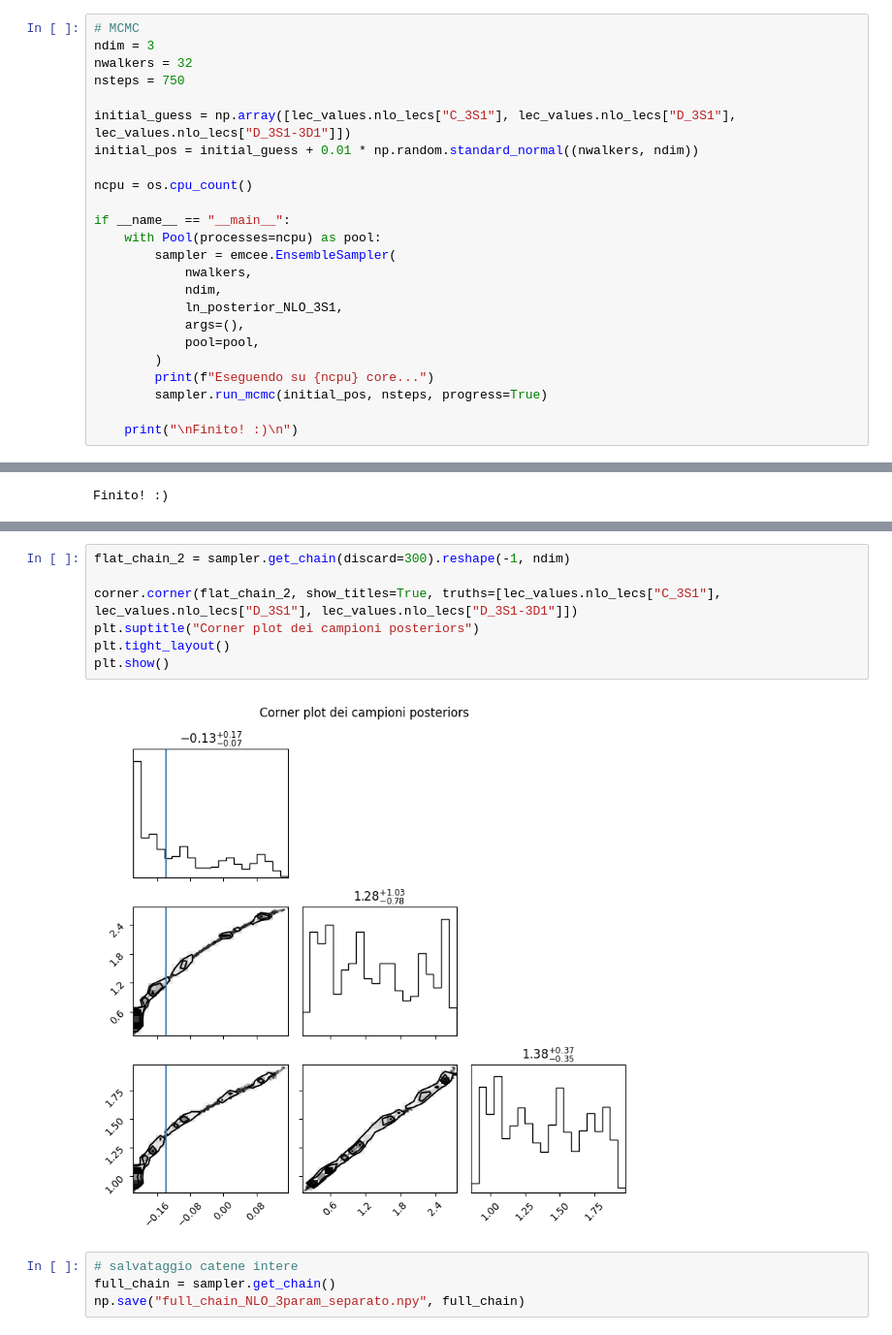
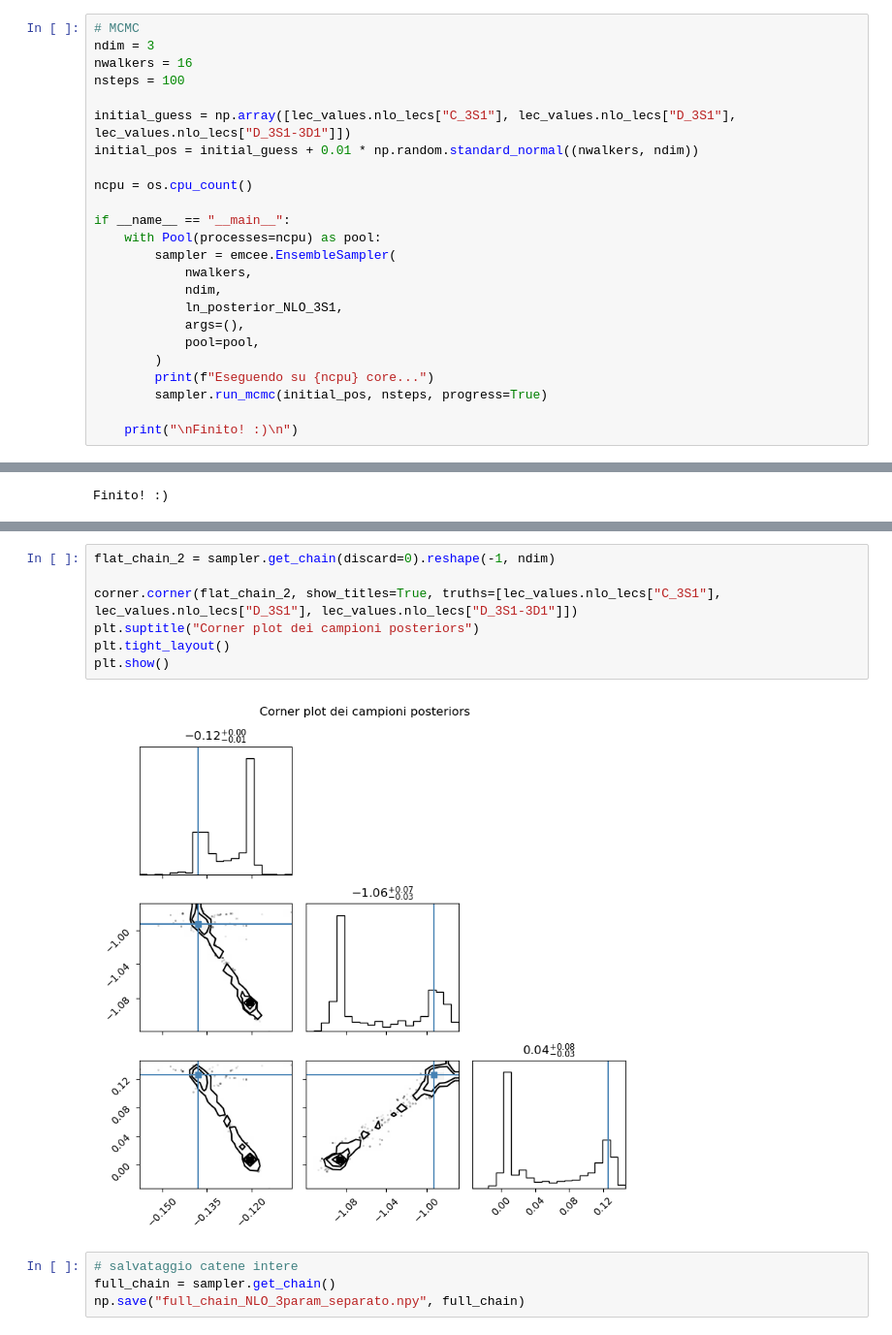
Before and after one commit to Lvetto/lmd_forza_nucleare, a Jupyter notebook: bayes_separato.ipynb, the cells around one changed output, grey strips where cells are left out. Shown at 97% size. Saved outputs shown, nothing was run; the diff lists cells and outputs as text.

```diff
--- a/bayes_separato.ipynb
+++ b/bayes_separato.ipynb
@@ -363,8 +334,8 @@ def ln_posterior_NLO_3S1(parameters):
 # %%
 # MCMC
 ndim = 3
-nwalkers = 32
-nsteps = 750
+nwalkers = 16
+nsteps = 100
 
 initial_guess = np.array([lec_values.nlo_lecs["C_3S1"], lec_values.nlo_lecs["D_3S1"], lec_values.nlo_lecs["D_3S1-3D1"]])
 initial_pos = initial_guess + 0.01 * np.random.standard_normal((nwalkers, ndim))
@@ -412,12 +383,12 @@ plt.show()
 # %%
-flat_chain_2 = sampler.get_chain(discard=300).reshape(-1, ndim)
+flat_chain_2 = sampler.get_chain(discard=0).reshape(-1, ndim)
 
 corner.corner(flat_chain_2, show_titles=True, truths=[lec_values.nlo_lecs["C_3S1"], lec_values.nlo_lecs["D_3S1"], lec_values.nlo_lecs["D_3S1-3D1"]])
 plt.suptitle("Corner plot dei campioni posteriors")
 plt.tight_layout()
 plt.show()
 # %% [output]
-[figure, old version]
+[figure, new version]
 # %%
 # salvataggio catene intere
 full_chain = sampler.get_chain()
```
Also changed, not shown: parts of 2 cells of this notebook.
